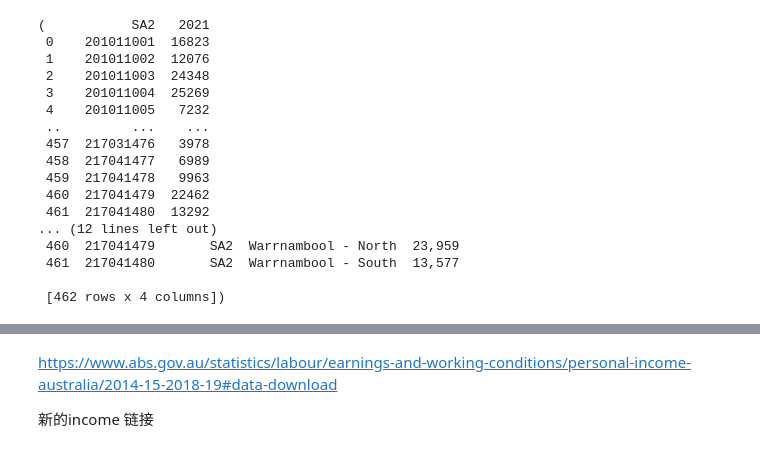
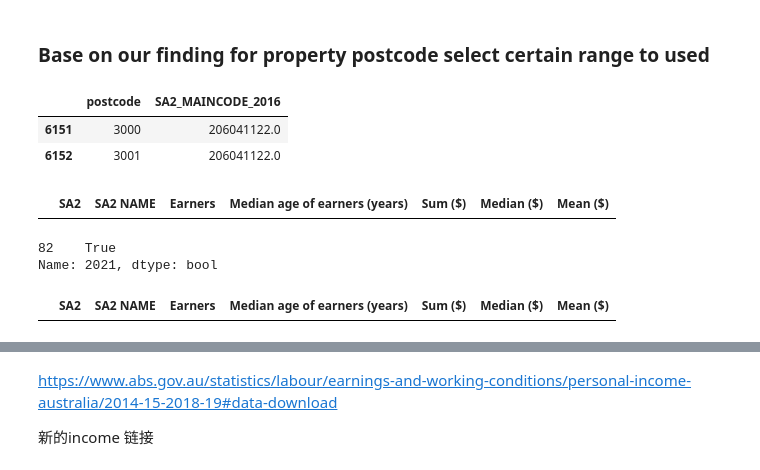
Before and after one commit to MAST30034-Applied-Data-Science/generic-real-estate-consulting-project-group37, a Jupyter notebook: notebooks/postcode.ipynb, the cells around one changed output, grey strips where cells are left out. Cells and saved outputs as stored; diff of their text form; code cells hidden in the pictures.

```diff
--- a/notebooks/postcode.ipynb
+++ b/notebooks/postcode.ipynb
@@ -28,20 +14,13 @@ df_pop = df_pop.loc[:,['SA2','2021']]
-# %%
-df_pop,df_pop_fore
-# %% [output]
-(           SA2   2021
- 0    201011001  16823
- 1    201011002  12076
- 2    201011003  24348
- 3    201011004  25269
- 4    201011005   7232
- ..         ...    ...
- 457  217031476   3978
- 458  217041477   6989
- 459  217041478   9963
- 460  217041479  22462
- 461  217041480  13292
-... (12 lines left out)
- 460  217041479       SA2  Warrnambool - North  23,959
- 461  217041480       SA2  Warrnambool - South  13,577
-
- [462 rows x 4 columns])
+# %% [markdown]
+### Base on our finding for property postcode select certain range to used
+# %%
+df_post_SA2 = df_post_SA2[df_post_SA2['postcode'] <= 4000]
+df_post_SA2 = df_post_SA2.drop_duplicates()
+df_post_SA2_dup = df_post_SA2[~df_post_SA2.duplicated('SA2_MAINCODE_2016')]
+# %%
+SA2 = 206041122.0
+df_post_SA2[df_post_SA2['SA2_MAINCODE_2016']==SA2]
+# %% [output]
+|  | postcode | SA2_MAINCODE_2016 |
+| 6151 | 3000 | 206041122.0 |
+| 6152 | 3001 | 206041122.0 |
@@ -47,0 +39,15 @@ df_pop,df_pop_fore
+# %%
+i = 206041122
+
+df_income[df_income['SA2']==i]
+# %% [output]
+|  | SA2 | SA2 NAME | Earners | Median age of earners (years) | Sum ($) | Median ($) | Mean ($) |
+# %%
+df_new_pop[df_new_pop['SA2']==205021083]['2021']==0
+# %% [output]
+82    True
+Name: 2021, dtype: bool
+# %%
+df_income[df_income['SA2']==205021083]
+# %% [output]
+|  | SA2 | SA2 NAME | Earners | Median age of earners (years) | Sum ($) | Median ($) | Mean ($) |
```
Also changed, not shown: parts of 33 cells of this notebook, 1 other file.
